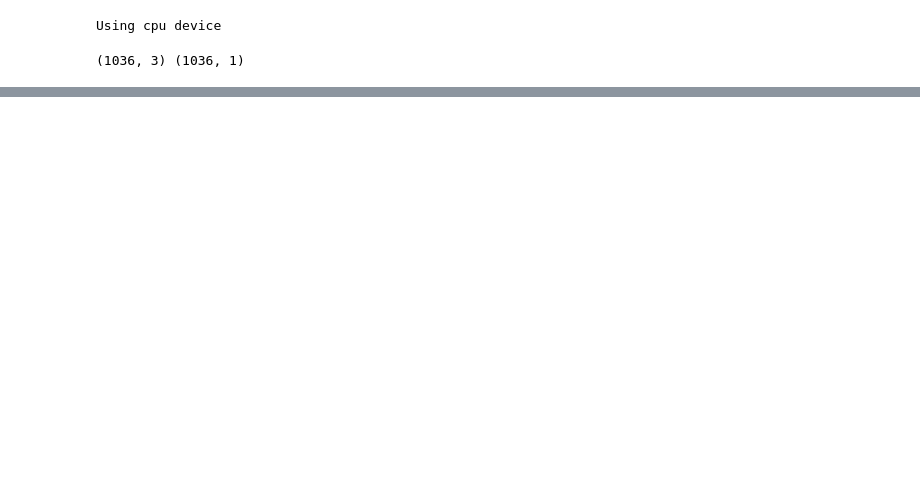
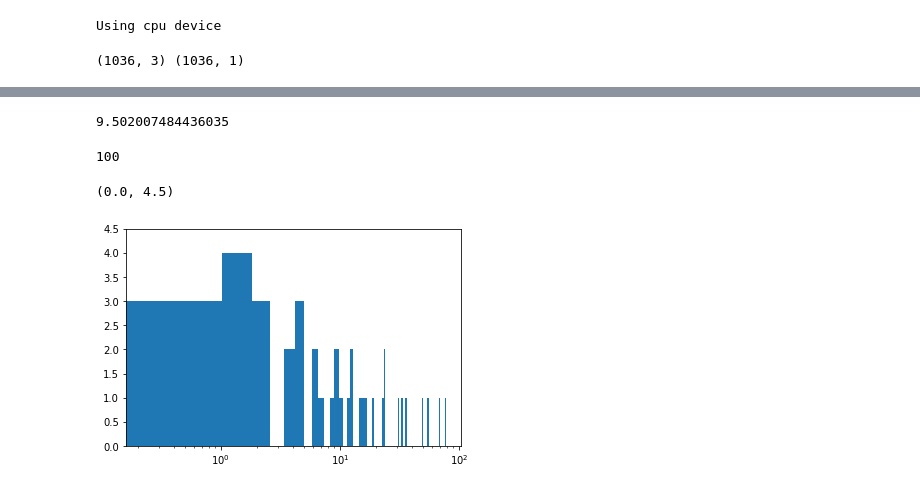
Before and after one commit to igomezv/neuralike, a Jupyter notebook: test_likelihood.ipynb, the cells around one changed output, grey strips where cells are left out. Cells and saved outputs as stored; diff of their text form; code cells hidden in the pictures; blank space fills up the shorter version.

```diff
--- a/test_likelihood.ipynb
+++ b/test_likelihood.ipynb
@@ -47,7 +48,7 @@ class MLP(nn.Module):
         self.layers = nn.Sequential(
           nn.Linear(ncols, 200),
           nn.ReLU(),
-          nn.Linear(200, 100),
+          nn.Linear(200, 200),
           nn.ReLU(),
           nn.Linear(200, 1)
         )
@@ -201,13 +204,21 @@ test = torch.randn((1, 3), device=device, dtype=dtype)
 y_pred = mlp.forward(X_test)
 # %%
 y_pred[0].item()
+# %% [output]
+9.502007484436035
 # %%
 X_test[0, 0], X_test[0]
 # xtest = [x[0] for x in X_test]
 ypred = [y[0].item() for y in y_pred]
 ytest = [y[0].item() for y in y_test]
-ytest, ypred
+diff=np.array(ytest)-np.array(ypred)
+len(diff)
+# %% [output]
+100
 # %%
-plt.scatter(ytest, ypred)
-plt.xlabel("True")
-plt.ylabel("Predicted")
+ys, _, _ = plt.hist(diff,bins=100)
+plt.xscale('log')
+plt.ylim(0,4.5)
+# %% [output]
+(0.0, 4.5)
+[figure, added]
```
Also changed, not shown: parts of 8 cells of this notebook.
